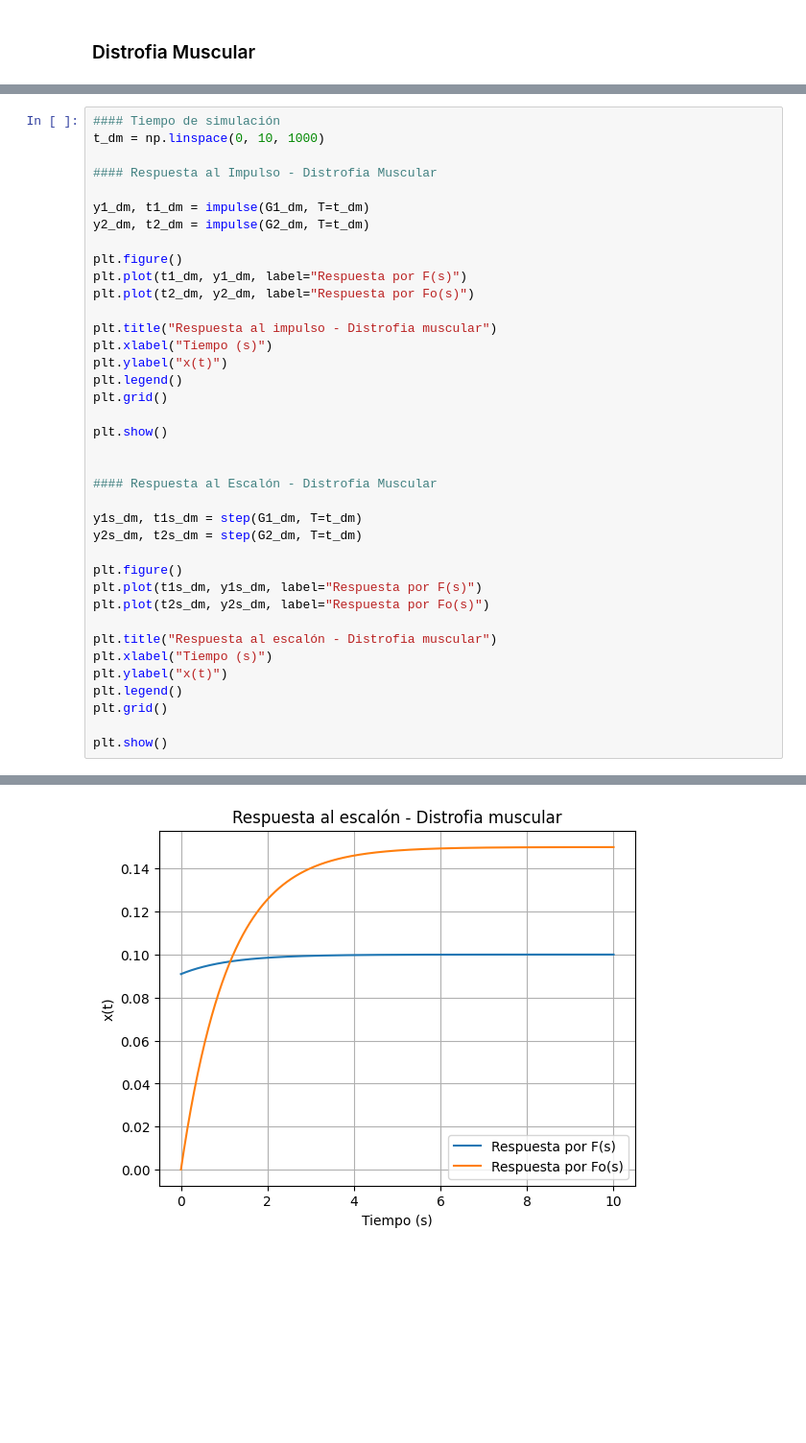
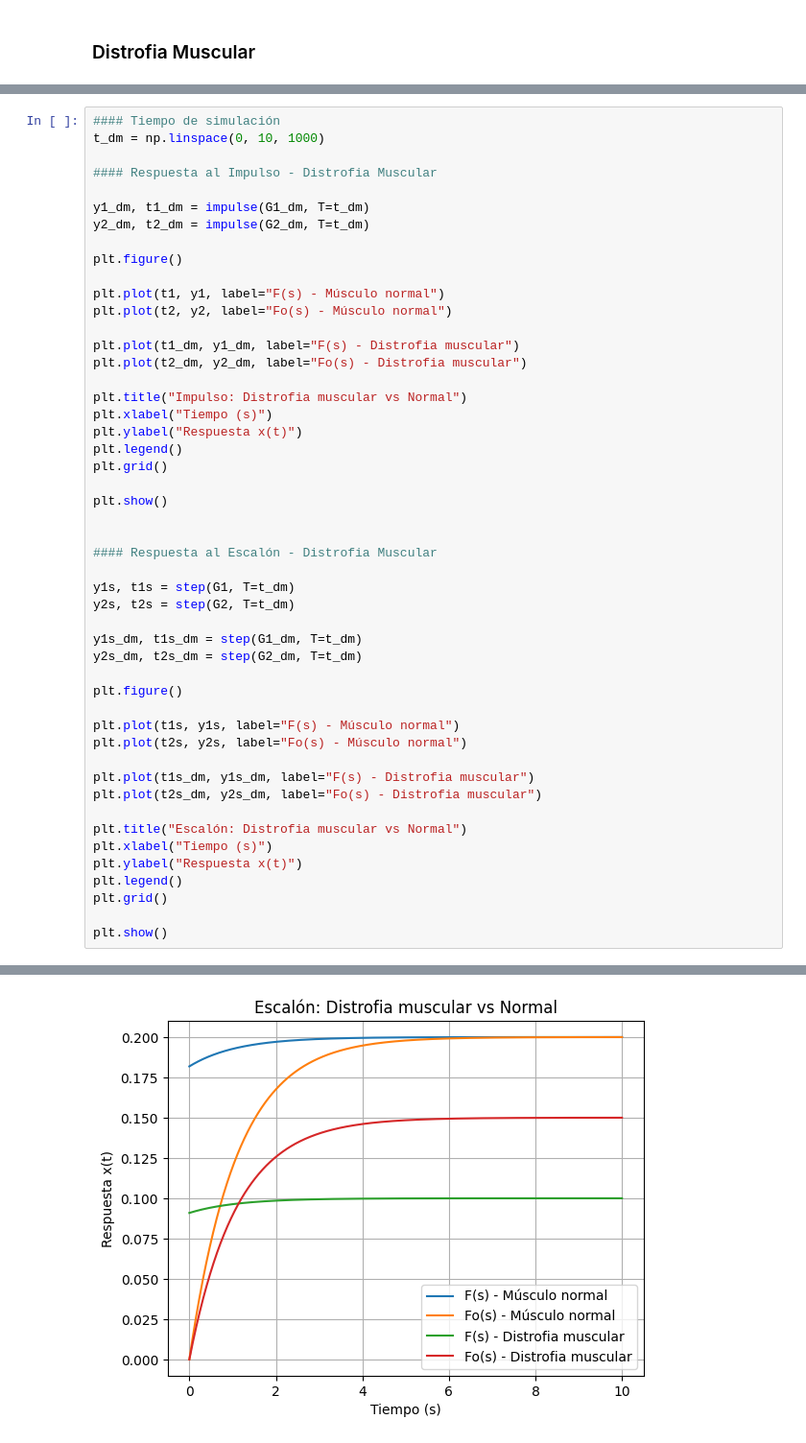
Before and after one commit to juandiego2205/Repository_lab_control, a Jupyter notebook: Code_Practica_1_sistemas_descritos.ipynb, the cells around one changed output, grey strips where cells are left out. Shown at 96% size. Cells and saved outputs as stored; diff of their text form; blank space fills up the shorter version.

```diff
--- a/Code_Practica_1_sistemas_descritos.ipynb
+++ b/Code_Practica_1_sistemas_descritos.ipynb
@@ -307,12 +335,16 @@ y1_dm, t1_dm = impulse(G1_dm, T=t_dm)
 y2_dm, t2_dm = impulse(G2_dm, T=t_dm)
 
 plt.figure()
-plt.plot(t1_dm, y1_dm, label="Respuesta por F(s)")
-plt.plot(t2_dm, y2_dm, label="Respuesta por Fo(s)")
 
-plt.title("Respuesta al impulso - Distrofia muscular")
+plt.plot(t1, y1, label="F(s) - Músculo normal")
+plt.plot(t2, y2, label="Fo(s) - Músculo normal")
+
+plt.plot(t1_dm, y1_dm, label="F(s) - Distrofia muscular")
+plt.plot(t2_dm, y2_dm, label="Fo(s) - Distrofia muscular")
+
+plt.title("Impulso: Distrofia muscular vs Normal")
 plt.xlabel("Tiempo (s)")
-plt.ylabel("x(t)")
+plt.ylabel("Respuesta x(t)")
 plt.legend()
 plt.grid()
 
@@ -321,16 +353,23 @@ plt.show()
 
 #### Respuesta al Escalón - Distrofia Muscular
 
+y1s, t1s = step(G1, T=t_dm)
+y2s, t2s = step(G2, T=t_dm)
+
 y1s_dm, t1s_dm = step(G1_dm, T=t_dm)
 y2s_dm, t2s_dm = step(G2_dm, T=t_dm)
 
 plt.figure()
-plt.plot(t1s_dm, y1s_dm, label="Respuesta por F(s)")
-plt.plot(t2s_dm, y2s_dm, label="Respuesta por Fo(s)")
 
-plt.title("Respuesta al escalón - Distrofia muscular")
+plt.plot(t1s, y1s, label="F(s) - Músculo normal")
+plt.plot(t2s, y2s, label="Fo(s) - Músculo normal")
+
+plt.plot(t1s_dm, y1s_dm, label="F(s) - Distrofia muscular")
+plt.plot(t2s_dm, y2s_dm, label="Fo(s) - Distrofia muscular")
+
+plt.title("Escalón: Distrofia muscular vs Normal")
 plt.xlabel("Tiempo (s)")
-plt.ylabel("x(t)")
+plt.ylabel("Respuesta x(t)")
 plt.legend()
 plt.grid()
 
@@ -340 +379 @@ plt.show()
-[figure, old version]
+[figure, new version]
```
Also changed, not shown: parts of 8 cells of this notebook.
